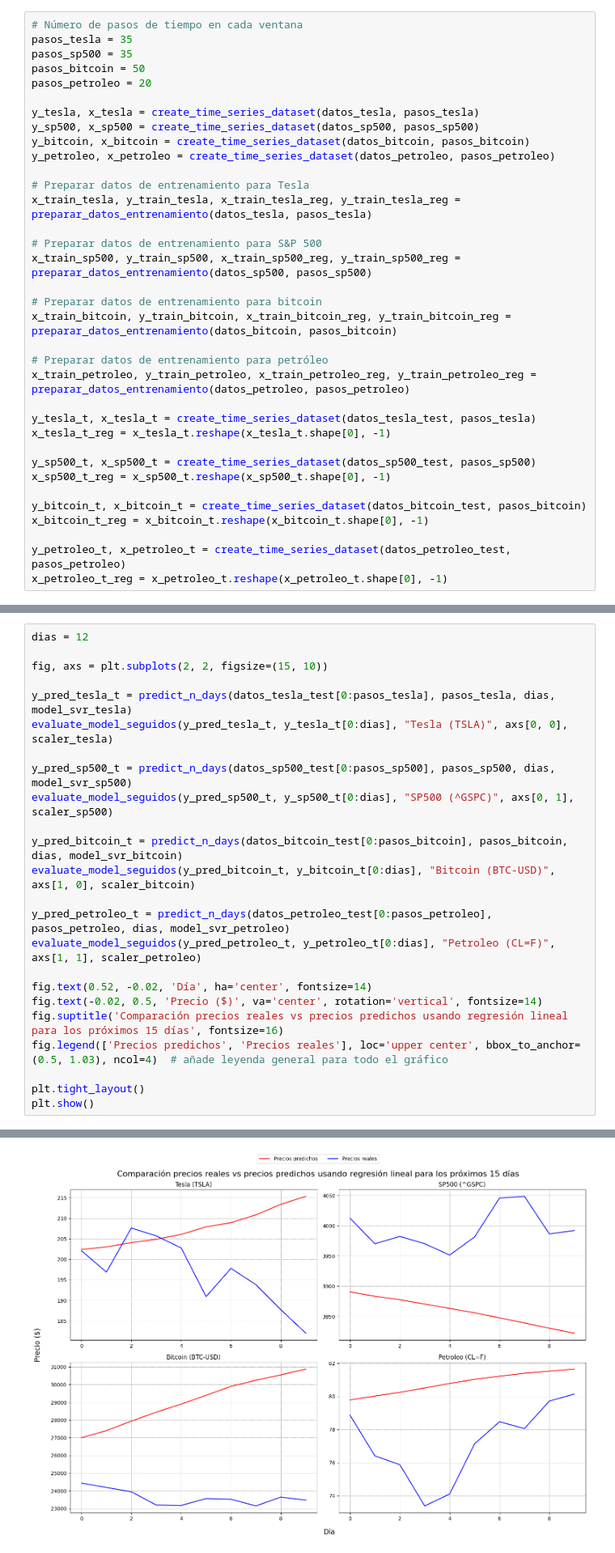
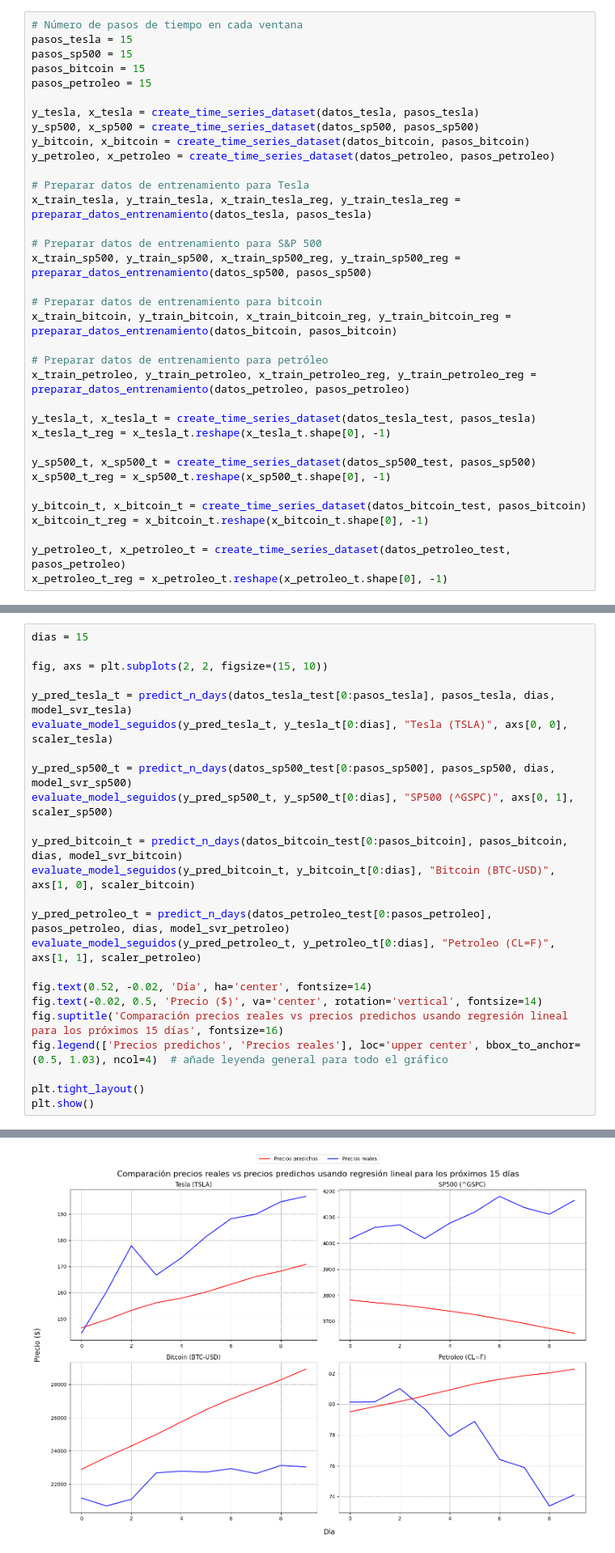
Before and after one commit to samuelvaler/TFM-PRICE-PREDICTION, a Jupyter notebook: Predicciones_2023/TFM_2010_2023.ipynb, the cells around one changed output, grey strips where cells are left out. Shown at 81% size. Drawn from its saved outputs; the diff is of its cells as text.

```diff
--- a/Predicciones_2023/TFM_2010_2023.ipynb
+++ b/Predicciones_2023/TFM_2010_2023.ipynb
@@ -421,10 +421,10 @@ R²:  -10987.216352231784
 Volvemos a preparar los datos ya que este modelo empelará una ventana diferente:
 # %%
 # Número de pasos de tiempo en cada ventana
-pasos_tesla = 35
-pasos_sp500 = 35
-pasos_bitcoin = 50
-pasos_petroleo = 20
+pasos_tesla = 15
+pasos_sp500 = 15
+pasos_bitcoin = 15
+pasos_petroleo = 15
 
 y_tesla, x_tesla = create_time_series_dataset(datos_tesla, pasos_tesla)
 y_sp500, x_sp500 = create_time_series_dataset(datos_sp500, pasos_sp500)
@@ -558,7 +558,7 @@ R²:  -1.5104024685215327
 # %% [markdown]
 ### Predicción de los siguientes 15 días
 # %%
-dias = 12
+dias = 15
 
 fig, axs = plt.subplots(2, 2, figsize=(15, 10))
 
@@ -602,4 +602,4 @@ R²:  -26.680846598865273
-[figure, old version]
+[figure, new version]
 # %% [markdown]
 # LSTM
 # %% [markdown]
```
Also changed, not shown: parts of 23 cells of this notebook.
